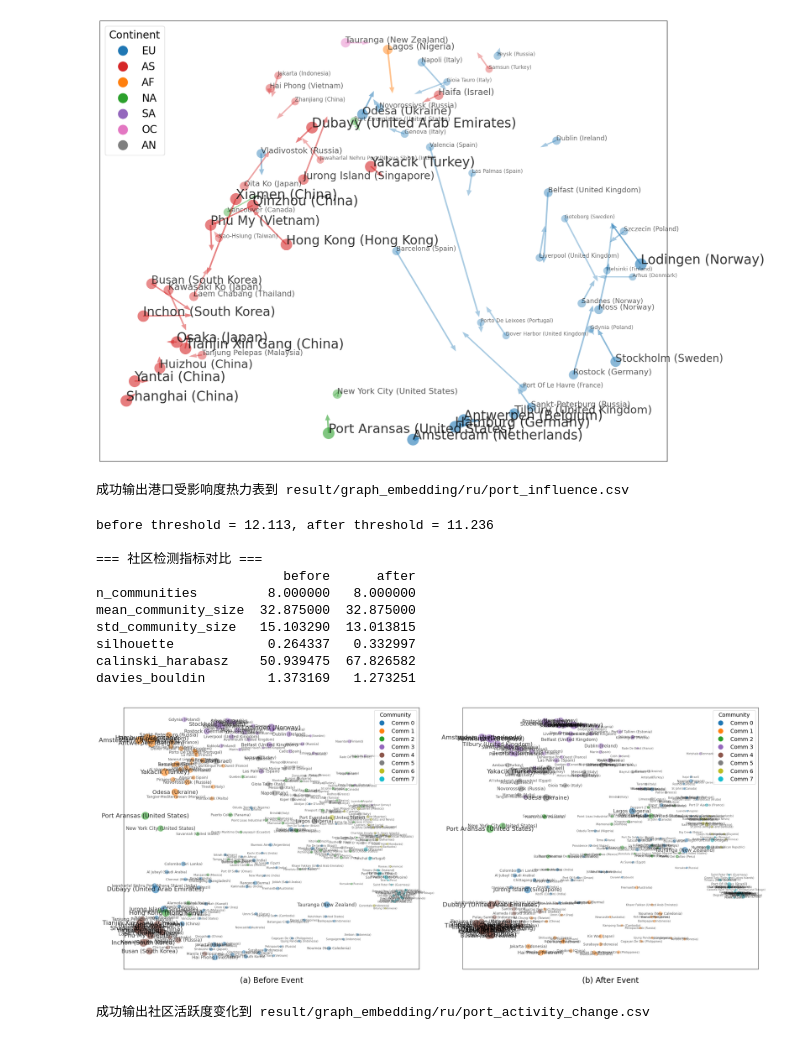
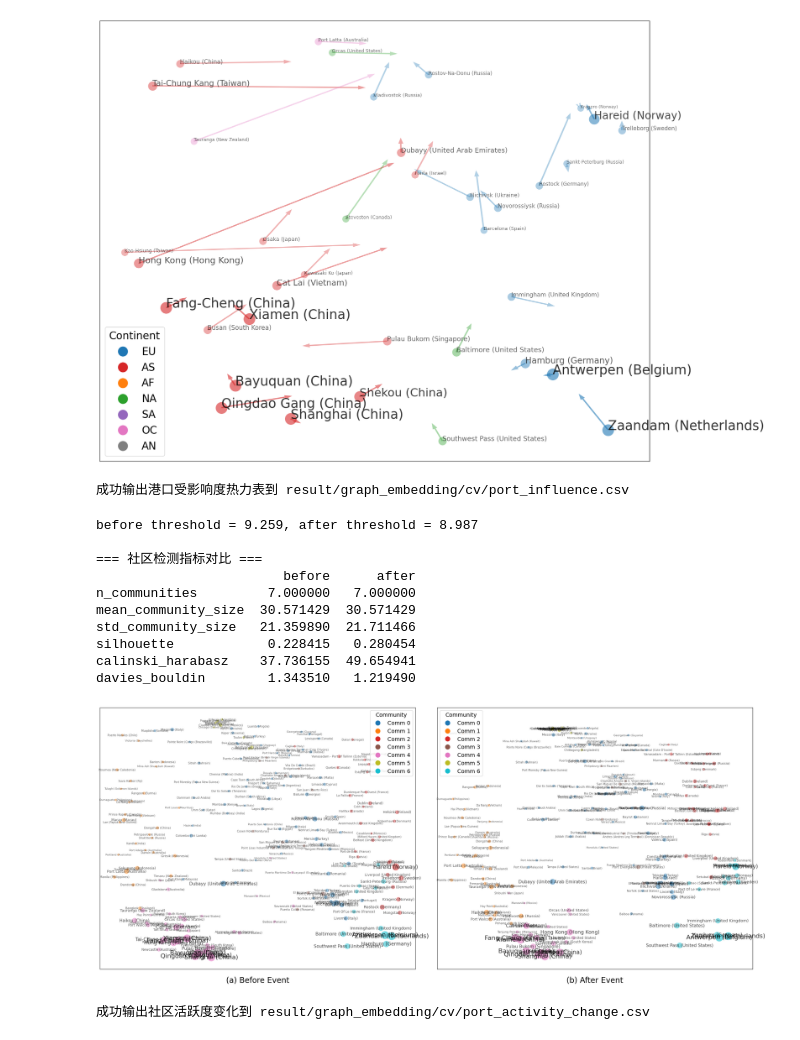
Before and after one commit to Paulliant/global-shipping-networks-analysis, a Jupyter notebook: Network Analysis/graph_embedding_calculate.ipynb, the cells around one changed output. Saved outputs shown, nothing was run; the diff lists cells and outputs as text; code cells hidden in the pictures.

```diff
--- a/Network Analysis/graph_embedding_calculate.ipynb
+++ b/Network Analysis/graph_embedding_calculate.ipynb
@@ -83,7 +83,7 @@ from sklearn.preprocessing import QuantileTransformer
 import reverse_geocoder as rg
 import pycountry_convert as pc
 
-name = 'ru'
+name = 'cv'
 
 # 固定随机种子
 RANDOM_SEED = 42
@@ -105,7 +105,7 @@ embeddings_after = embeddings_after[:n_nodes]
 clusters = clusters.iloc[:n_nodes].reset_index(drop=True)
 
 # 只保留大港口
-main_ports = clusters['ship_cnts'] > 1500
+main_ports = clusters['ship_cnts'] > 1000
 embeddings_before = embeddings_before[main_ports.values]
 embeddings_after = embeddings_after[main_ports.values]
 clusters = clusters[main_ports].reset_index(drop=True)
@@ -125,6 +125,7 @@ pca_after = pca.transform(embeddings_after)
 # clusters['pca_y_before'] = pca_before[:, 1]
 # clusters['pca_x_after'] = pca_after[:, 0]
 # clusters['pca_y_after'] = pca_after[:, 1]
+
 # 2. QuantileTransformer 边缘均匀化到 [0,1]
 qt = QuantileTransformer(
     n_quantiles=pca_before.shape[0],
@@ -133,10 +134,6 @@ qt = QuantileTransformer(
 )
 qt_before = qt.fit_transform(pca_before)
 qt_after  = qt.transform(pca_after)
-
-# （可选）如果想把 [0,1] 映射到 [-1,1]：
-# qt_before = qt_before * 2 - 1
-# qt_after  = qt_after  * 2 - 1
 
 # 3. 覆盖原来的列
 clusters['pca_x_before'] = qt_before[:, 0]
@@ -220,14 +217,14 @@ plt.legend(handles=[
 plt.tight_layout()
 plt.show()
 # %% [output]
-[figure, old version]
+[figure, new version]
 # %%
 import numpy as np
 import pandas as pd
 import geopandas as gpd
 import os
 
-name = 'ru'
+name = 'cv'
 output_path = f'result/graph_embedding/{name}/'
 os.makedirs(output_path, exist_ok=True)
 
@@ -278,7 +275,7 @@ heatmap_df.to_csv(f'{output_path}port_influence.csv', index=False)
 
 print(f"成功输出港口受影响度热力表到 {output_path}port_influence.csv")
 # %% [output]
-成功输出港口受影响度热力表到 result/graph_embedding/ru/port_influence.csv
+成功输出港口受影响度热力表到 result/graph_embedding/cv/port_influence.csv
 # %%
 import numpy as np
 import pandas as pd
@@ -300,7 +297,7 @@ from matplotlib.lines import Line2D
 # -------------------
 # 配置
 # -------------------
-name = 'ru'
+name = 'cv'
 RANDOM_SEED = 42
 np.random.seed(RANDOM_SEED)
 
@@ -468,41 +465,41 @@ for ax, xcol, ycol, plot_col, title in [
         ax.text(
             row[xcol], row[ycol],
             row['port_info'],
             fontsize=fontsize, alpha=alpha_txt,
             ha='center', va='center'
         )
 
     # legend：只显示这一子图实际出现的社区
     used_labels = sorted(cluster[plot_col].unique())
     handles = [
         Line2D([0], [0],
                marker='o', color='w',
                markerfacecolor=tab_colors[lbl % len(tab_colors)],
                markersize=14,
                label=f'Comm {lbl}')
         for lbl in used_labels
     ]
     ax.text(
         0.5, -0.08, title,
         fontsize=20,
         ha='center', va='top'
     )
     ax.legend(handles=handles, title="Community", title_fontsize=14, fontsize=14, loc='best')
     ax.set_xticks([]); ax.set_yticks([])
 
 plt.show()
 # %% [output]
-before threshold = 12.113, after threshold = 11.236
+before threshold = 9.259, after threshold = 8.987
 
 === 社区检测指标对比 ===
                         before      after
-n_communities         8.000000   8.000000
-mean_community_size  32.875000  32.875000
-std_community_size   15.103290  13.013815
-silhouette            0.264337   0.332997
-calinski_harabasz    50.939475  67.826582
-davies_bouldin        1.373169   1.273251
+n_communities         7.000000   7.000000
+mean_community_size  30.571429  30.571429
+std_community_size   21.359890  21.711466
+silhouette            0.228415   0.280454
+calinski_harabasz    37.736155  49.654941
+davies_bouldin        1.343510   1.219490
-[figure, old version]
+[figure, new version]
 # %%
 # -------------------
 # 7. 计算社区内活跃度（基于 ship_cnts 求和）
@@ -543,4 +540,4 @@ output_path = f'result/graph_embedding/{name}/'
 heatmap_df.to_csv(f'{output_path}port_activity_change.csv', index=False)
 print(f"成功输出社区活跃度变化到 {output_path}port_activity_change.csv")
 # %% [output]
-成功输出社区活跃度变化到 result/graph_embedding/ru/port_activity_change.csv
+成功输出社区活跃度变化到 result/graph_embedding/cv/port_activity_change.csv
```
Also changed, not shown: parts of 1 cell of this notebook, 1 other file.
